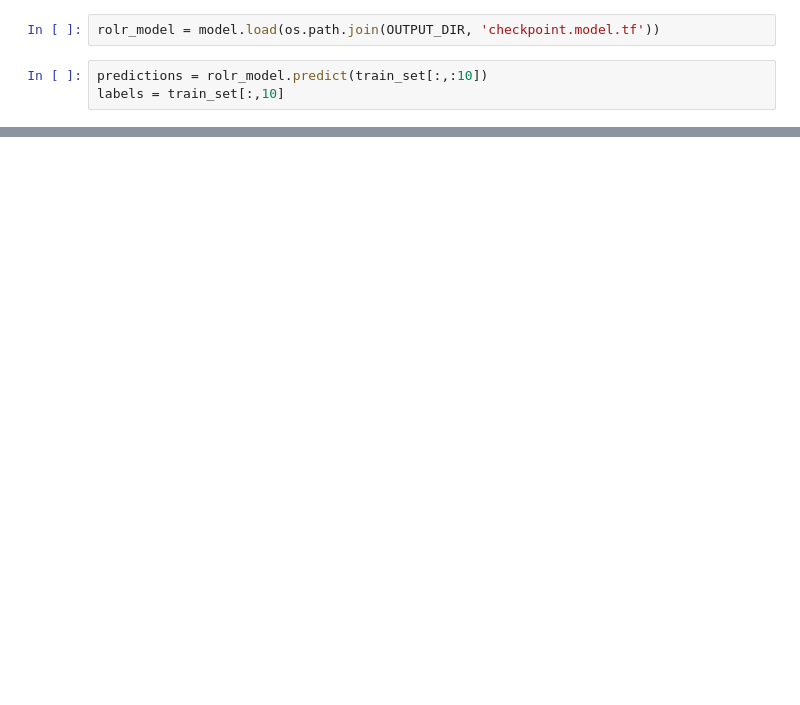
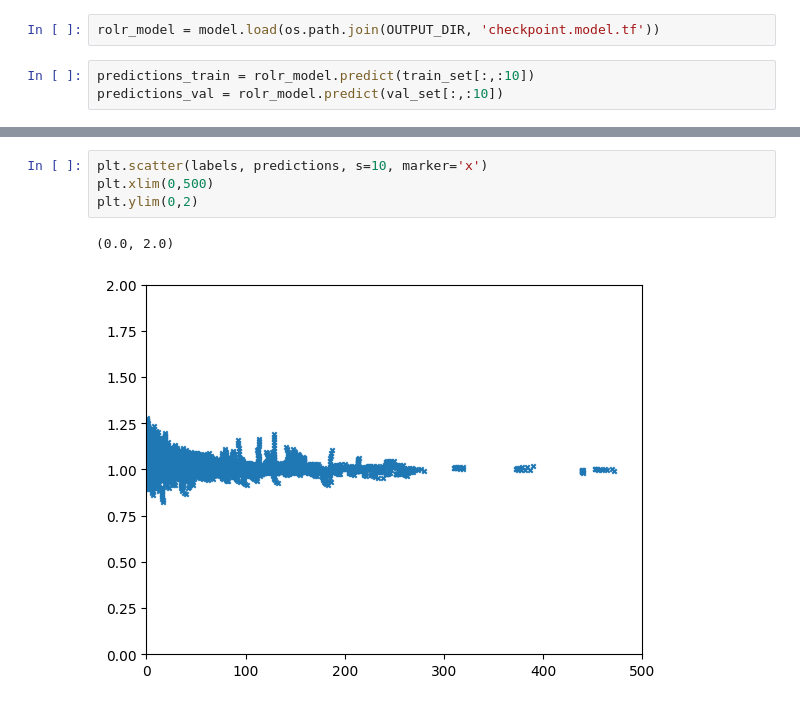
Before and after one commit to taehyounpark/higgs-offshell-interpretation, a Jupyter notebook: plot-rolr-outputs.ipynb, the cells around one changed output, grey strips where cells are left out. Cells and saved outputs as stored; diff of their text form; blank space fills up the shorter version.

```diff
--- a/plot-rolr-outputs.ipynb
+++ b/plot-rolr-outputs.ipynb
@@ -77,6 +77,6 @@ val_set = tf.concat([scaler.transform(val_set[:,:10]), val_set[:,10:]], axis=1)
 # %%
 rolr_model = model.load(os.path.join(OUTPUT_DIR, 'checkpoint.model.tf'))
 # %%
-predictions = rolr_model.predict(train_set[:,:10])
-labels = train_set[:,10]
+predictions_train = rolr_model.predict(train_set[:,:10])
+predictions_val = rolr_model.predict(val_set[:,:10])
 # %% [output]
@@ -83,0 +139,7 @@ KeyboardInterrupt:
+# %%
+plt.scatter(labels, predictions, s=10, marker='x')
+plt.xlim(0,500)
+plt.ylim(0,2)
+# %% [output]
+(0.0, 2.0)
+[figure, added]
```
Also changed, not shown: parts of 8 cells of this notebook, 1 other file.
